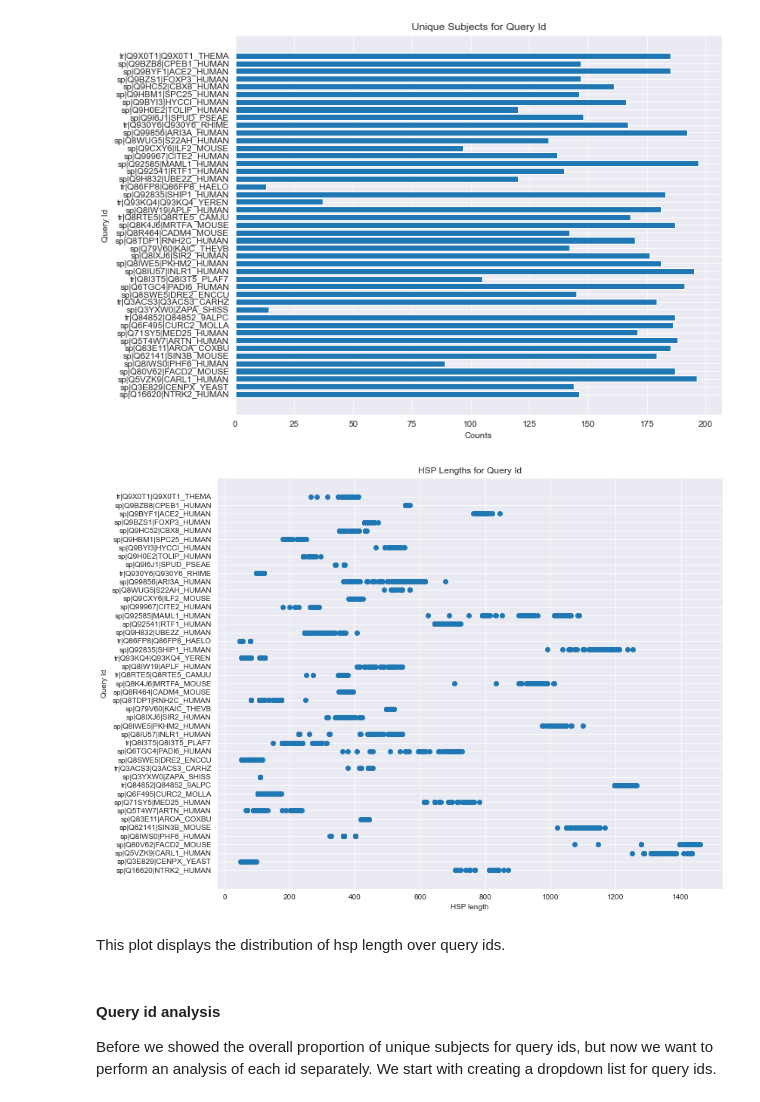
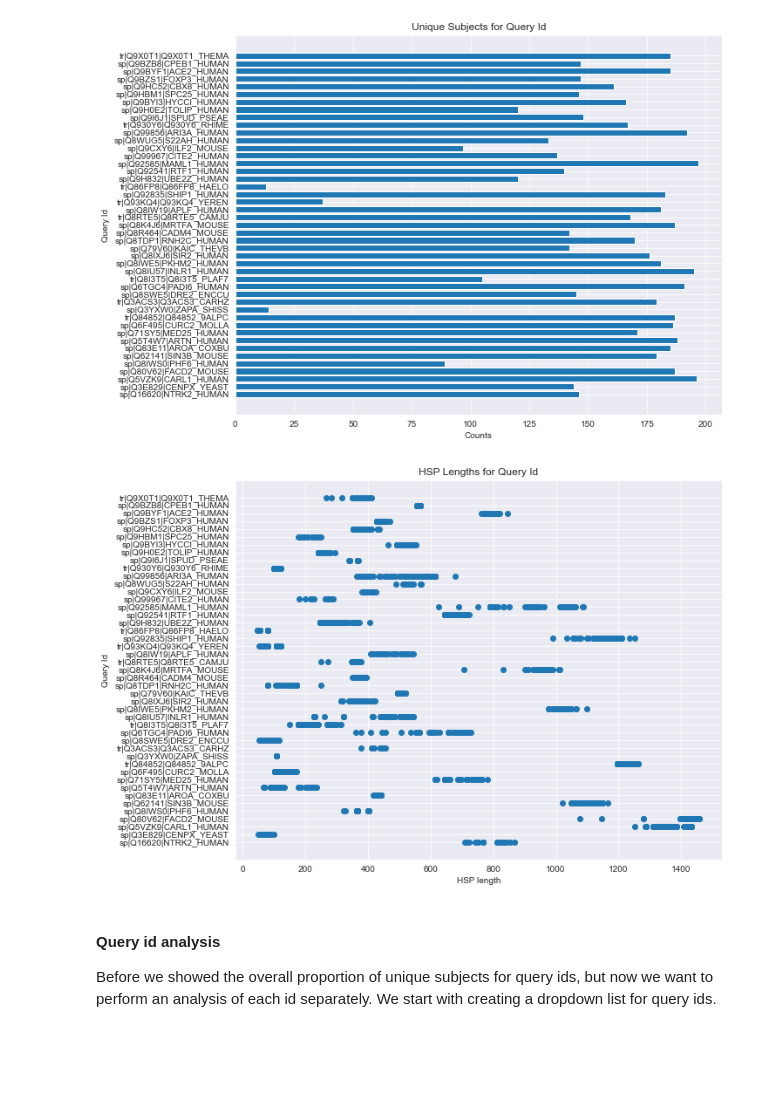
Before and after one commit to AlyaHarvelle/HMMER, a Jupyter notebook: MSA_1204.ipynb, the cells around one changed output. Saved outputs shown, nothing was run; the diff lists cells and outputs as text; code cells hidden in the pictures; blank space fills up the shorter version.

```diff
--- a/MSA_1204.ipynb
+++ b/MSA_1204.ipynb
@@ -30,5 +30,5 @@ Get current working directory: /Users/alina/HMMER
 # %%
-directory = "/Users/alina/HMMER"
+directory = "/Users/alina/HMM"
 # %% [markdown]
 #### Creating a dataframe
 
@@ -125,16 +125,14 @@ plt.show()
 [figure]
 # %%
 # Count hsp length for each query id
-figure(figsize=(12, 10))
+figure(figsize=(10, 8))
 plt.scatter(df['hsp_len'], df['query_id'])
 plt.xlabel('HSP length')
 plt.ylabel('Query Id')
 plt.title('HSP Lengths for Query Id')
 plt.show()
 # %% [output]
-[figure, old version]
+[figure, new version]
-# %% [markdown]
-This plot displays the distribution of hsp length over query ids.
 # %% [markdown]
 #### Query id analysis
 
```
Also changed, not shown: parts of 6 cells of this notebook.
